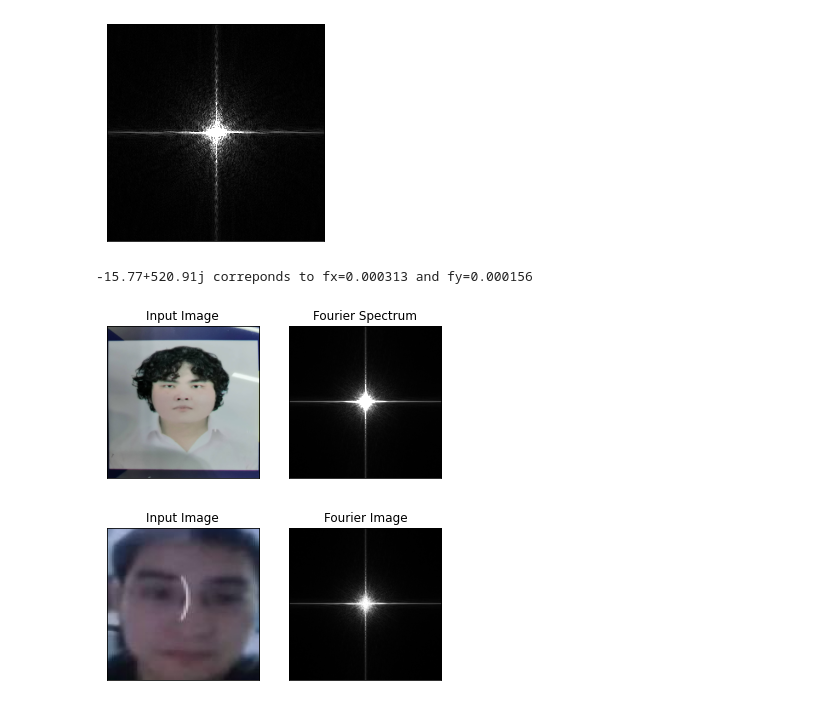
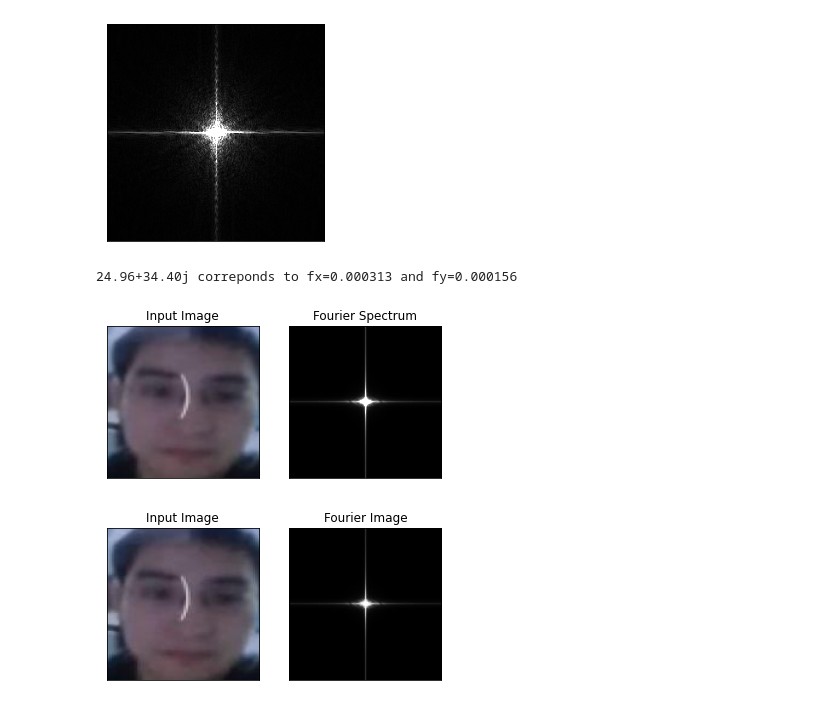
Before and after one commit to Soviet227/fourier_converter, a Jupyter notebook: fourier_converter.ipynb, the cells around one changed output. Cells and saved outputs as stored; diff of their text form; code cells hidden in the pictures.

```diff
--- a/fourier_converter.ipynb
+++ b/fourier_converter.ipynb
@@ -96,9 +97,9 @@ def convertpic():
 
     return
 # %%
-a = ('C:/testcam/github/fourier_converter/dataset/2.jpg')
+a = ('C:/testcam/github/fourier_converter/dataset/3.jpg')
 convertpic()
 # %% [output]
--15.77+520.91j correponds to fx=0.000313 and fy=0.000156
+24.96+34.40j correponds to fx=0.000313 and fy=0.000156
-[figure, old version]
+[figure, new version]
-[figure, old version]
+[figure, new version]
```
Also changed, not shown: parts of 5 cells of this notebook, 2 other files.
